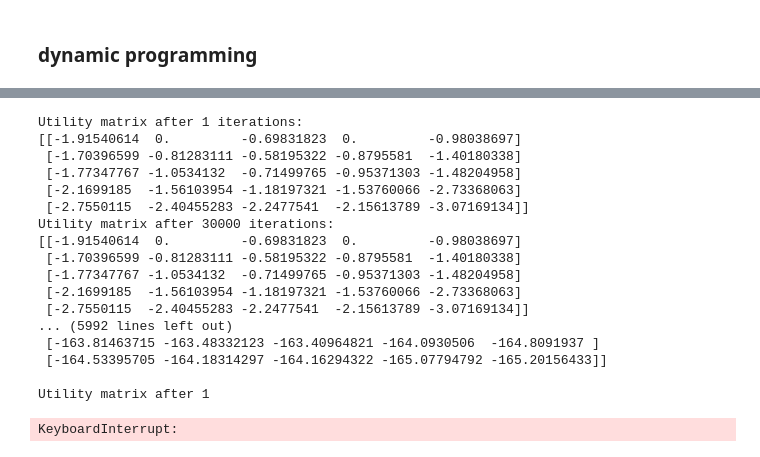
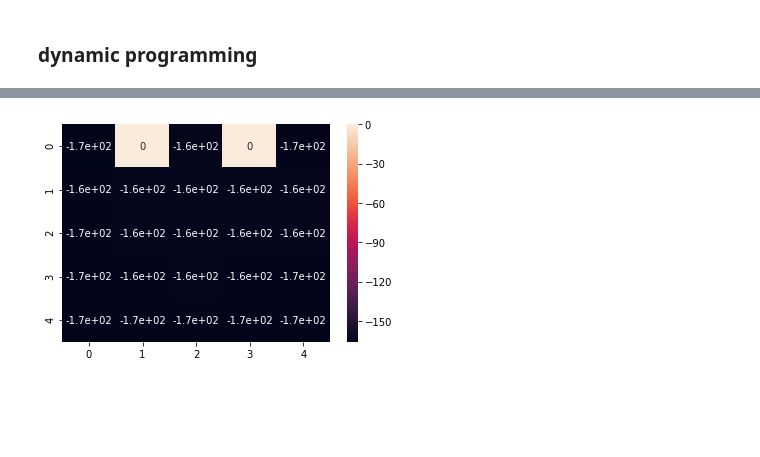
Before and after one commit to karthickrajas/Deep-Reinforcement-Learning, a Jupyter notebook: Untitled.ipynb, the cells around one changed output, grey strips where cells are left out. Drawn from its saved outputs; the diff is of its cells as text; code cells hidden in the pictures; blank space fills up the shorter version.

```diff
--- a/Untitled.ipynb
+++ b/Untitled.ipynb
@@ -100,3 +95,6 @@ from gridworld import GridWorld
+# %%
+def alpha(t):
+    return 1 / (divmod(t,50)[0]+1)
 # %%
 def update_utility(utility_matrix, observation, new_observation,
                    reward, alpha, gamma):
@@ -154,0 +115,16 @@ NameError: name 'action' is not defined
+# %%
+env = gridworld()
+state_matrix = np.zeros((5,5))
+env.setStateMatrix(state_matrix)
+gamma = 0.999
+tot_epoch = 30000
+print_epoch = 1000
+j_t = [0]
+reward_t = []
+for step in range(1000000):
+    #Take the action from the action matrix
+    action = np.random.randint(4)
+    #Move one step in the environment and get obs and reward
+    reward = env.step(action)
+    j_t.append(j_t[-1] + alpha(step)*(reward-j_t[-1]))
+    reward_t.append(reward)
@@ -176,40 +164,5 @@ NameError: name 'epoch' is not defined
-# %%
-for epoch in range(tot_epoch):
-    #Reset and return the first observation
-    observation = env.reset(exploring_starts=False)
-    for step in range(1000):
-        #Take the action from the action matrix
-        action = policy_matrix[observation[0], observation[1]]
-        #Move one step in the environment and get obs and reward
-        new_observation, reward, done = env.step(action)
-        utility_matrix = update_utility(utility_matrix, observation,new_observation, reward, alpha, gamma)
-        observation = new_observation
-        #print(utility_matrix)
-        if done: break
-
-    if(epoch % print_epoch == 0):
-        print("")
-        print("Utility matrix after " + str(epoch+1) + " iterations:")
-        print(utility_matrix)
-    #Time to check the utility matrix obtained
-    print("Utility matrix after " + str(tot_epoch) + " iterations:")
-    print(utility_matrix)
-# %% [output]
-Utility matrix after 1 iterations:
-[[-1.91540614  0.         -0.69831823  0.         -0.98038697]
- [-1.70396599 -0.81283111 -0.58195322 -0.8795581  -1.40180338]
- [-1.77347767 -1.0534132  -0.71499765 -0.95371303 -1.48204958]
- [-2.1699185  -1.56103954 -1.18197321 -1.53760066 -2.73368063]
- [-2.7550115  -2.40455283 -2.2477541  -2.15613789 -3.07169134]]
-Utility matrix after 30000 iterations:
-[[-1.91540614  0.         -0.69831823  0.         -0.98038697]
- [-1.70396599 -0.81283111 -0.58195322 -0.8795581  -1.40180338]
- [-1.77347767 -1.0534132  -0.71499765 -0.95371303 -1.48204958]
- [-2.1699185  -1.56103954 -1.18197321 -1.53760066 -2.73368063]
- [-2.7550115  -2.40455283 -2.2477541  -2.15613789 -3.07169134]]
-... (5992 lines left out)
- [-163.81463715 -163.48332123 -163.40964821 -164.0930506  -164.8091937 ]
- [-164.53395705 -164.18314297 -164.16294322 -165.07794792 -165.20156433]]
-
-Utility matrix after 1
-KeyboardInterrupt:
+# %%
+sns.heatmap(utility_matrix, annot=True)
+plt.show()
+# %% [output]
+[figure, added]
```
Also changed, not shown: parts of 11 cells of this notebook, 3 other files.
